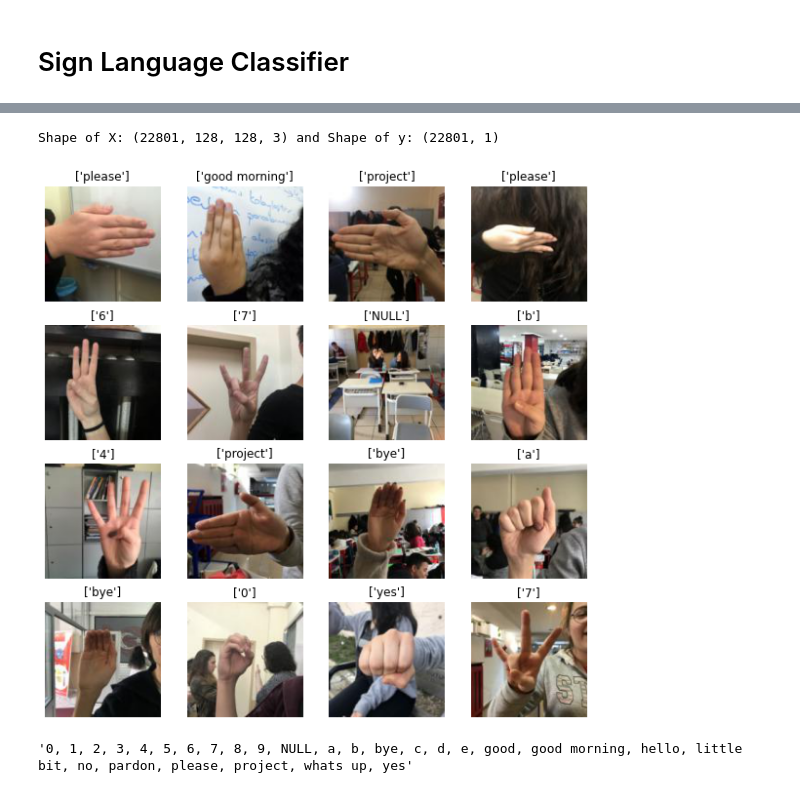
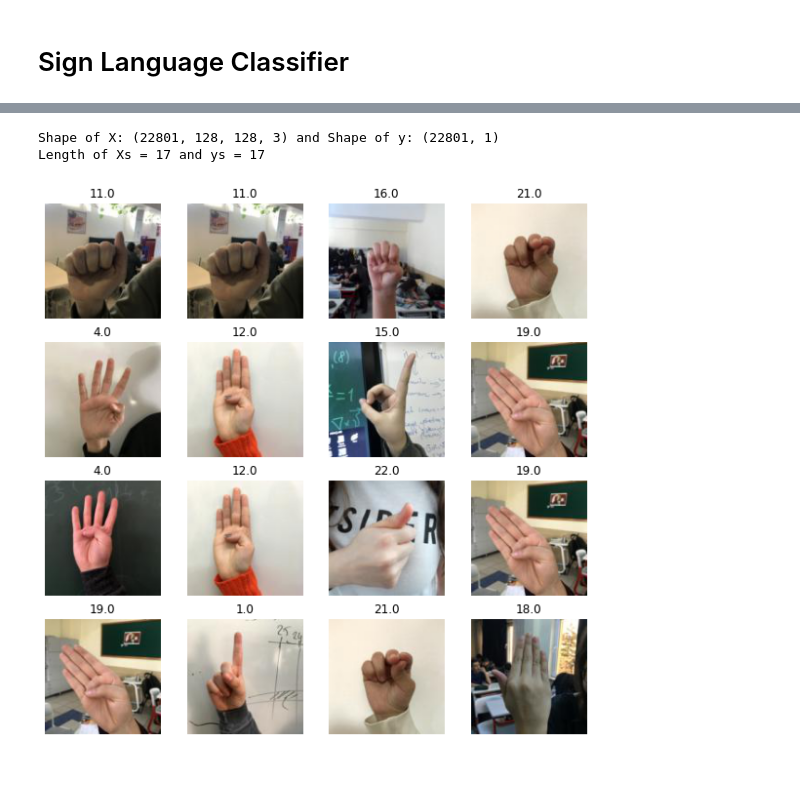
Before and after one commit to abhilb/mycolab, a Jupyter notebook: Sign_language_classifier.ipynb, the cells around one changed output, grey strips where cells are left out. Cells and saved outputs as stored; diff of their text form; code cells hidden in the pictures.

```diff
--- a/Sign_language_classifier.ipynb
+++ b/Sign_language_classifier.ipynb
@@ -19,25 +41,45 @@ from sklearn.preprocessing import OrdinalEncoder
 # %%
 #@title Load the dataset
-X = np.load('X.npy')
-y = np.load('Y.npy')
-print(f"Shape of X: {X.shape} and Shape of y: {y.shape}")
+
+class DataGenerator():
+  def __init__(self, batch_size = 16):
+    self.X = np.load('X.npy', mmap_mode='r')
+    self.y = np.load('Y.npy', mmap_mode='r')
+    self.batch_size = batch_size
+    print(f"Shape of X: {self.X.shape} and Shape of y: {self.y.shape}")
+
+    enc = OrdinalEncoder()
+    self.y = enc.fit_transform(self.y)
+
+  def get_data(self):
+    while True:
+      idx = np.random.randint(0, self.X.shape[0])
+      yield self.X[idx], self.y[idx]
-# %% [output]
-Shape of X: (22801, 128, 128, 3) and Shape of y: (22801, 1)
+# %%
+dg = DataGenerator()
+
+Xs = []
+ys = []
+
+for x, y in dg.get_data():
+  Xs.append(x)
+  ys.append(y)
+  if len(ys) > 16:
+    break
+print(f"Length of Xs = {len(Xs)} and ys = {len(ys)}")
+# %% [output]
+Shape of X: (22801, 128, 128, 3) and Shape of y: (22801, 1)
+Length of Xs = 17 and ys = 17
 # %%
 #@title Display some of the images from the dataset
 f, axes = plt.subplots(4, 4, figsize=(10, 10))
 for ax in axes.flatten():
-  idx = np.random.randint(0, 22801)
-  img = X[idx]
-  label = y[idx]
+  idx = np.random.randint(0, 16)
+  img = Xs[idx]
+  label = ys[idx][0]
   ax.imshow(img)
   ax.axis('off')
   ax.set_title(label)
 plt.show()
 # %% [output]
-[figure, old version]
+[figure, new version]
-# %%
-#@title Labels in the dataset
-', '.join(list(np.unique(y)))
-# %% [output]
-'0, 1, 2, 3, 4, 5, 6, 7, 8, 9, NULL, a, b, bye, c, d, e, good, good morning, hello, little bit, no, pardon, please, project, whats up, yes'
```
Also changed, not shown: parts of 6 cells of this notebook.
